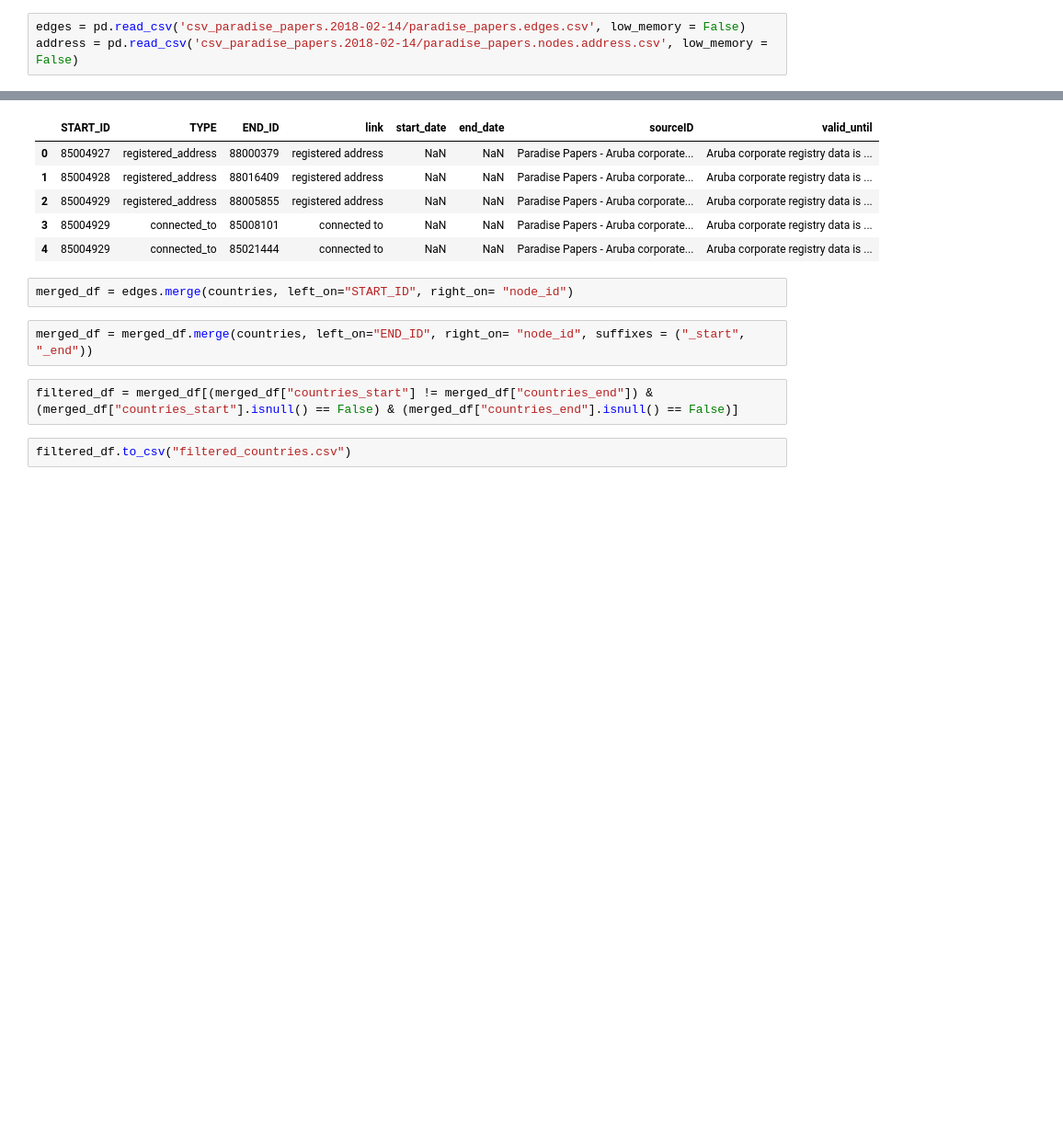
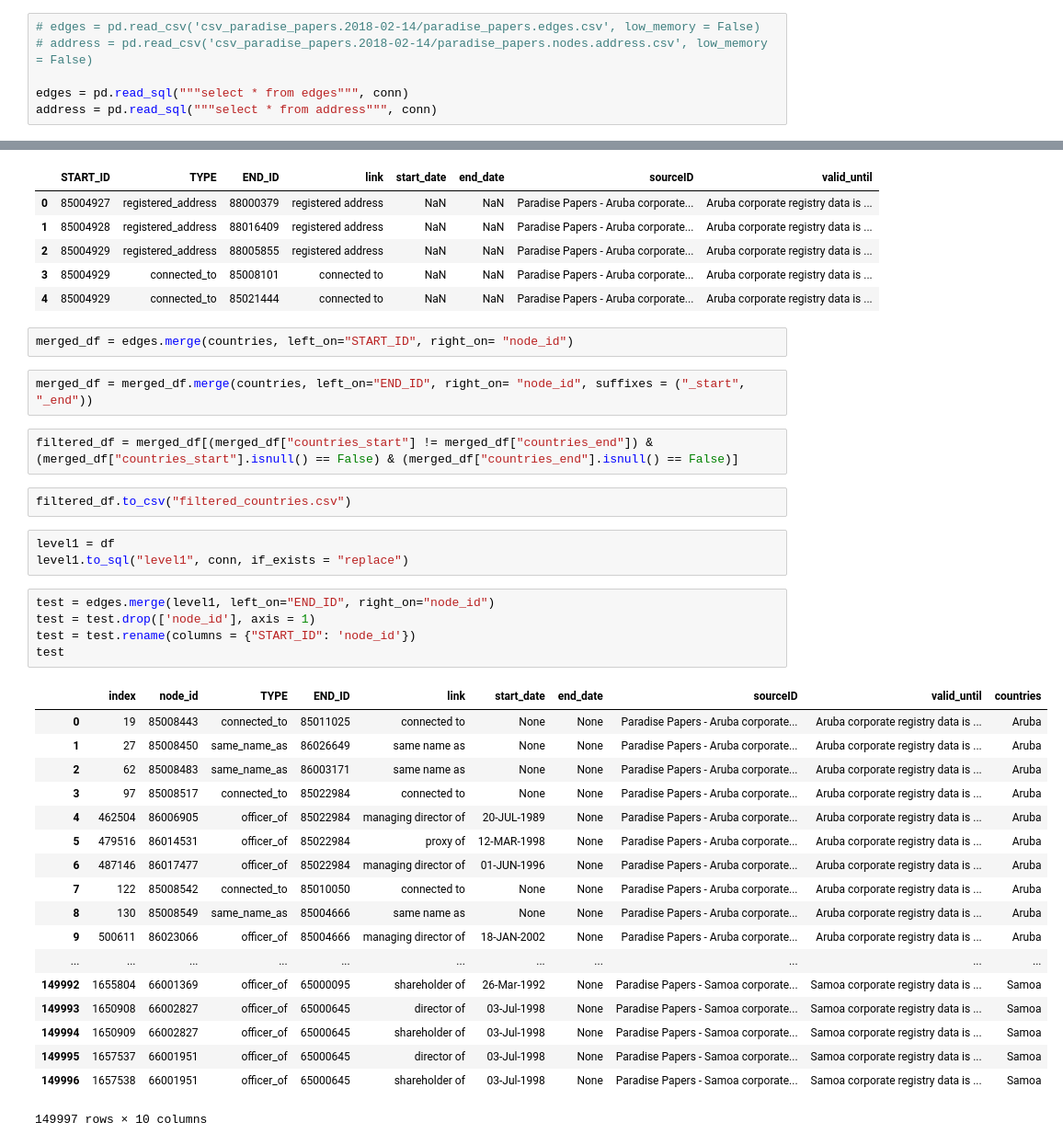
Before and after one commit to sabburi/mgt-8803, a Jupyter notebook: sri.ipynb, the cells around one changed output, grey strips where cells are left out. Shown at 92% size. Drawn from its saved outputs; the diff is of its cells as text; blank space fills up the shorter version.

```diff
--- a/sri.ipynb
+++ b/sri.ipynb
@@ -5,6 +5,9 @@ import sqlite3
 
 conn = sqlite3.connect("8803.db")
 # %%
-edges = pd.read_csv('csv_paradise_papers.2018-02-14/paradise_papers.edges.csv', low_memory = False)
-address = pd.read_csv('csv_paradise_papers.2018-02-14/paradise_papers.nodes.address.csv', low_memory = False)
+# edges = pd.read_csv('csv_paradise_papers.2018-02-14/paradise_papers.edges.csv', low_memory = False)
+# address = pd.read_csv('csv_paradise_papers.2018-02-14/paradise_papers.nodes.address.csv', low_memory = False)
+
+edges = pd.read_sql("""select * from edges""", conn)
+address = pd.read_sql("""select * from address""", conn)
 # %%
@@ -88,3 +110,30 @@ merged_df = merged_df.merge(countries, left_on="END_ID", right_on= "node_id", su
 filtered_df = merged_df[(merged_df["countries_start"] != merged_df["countries_end"]) & (merged_df["countries_start"].isnull() == False) & (merged_df["countries_end"].isnull() == False)]
 # %%
 filtered_df.to_csv("filtered_countries.csv")
+# %%
+level1 = df
+level1.to_sql("level1", conn, if_exists = "replace")
+# %%
+test = edges.merge(level1, left_on="END_ID", right_on="node_id")
+test = test.drop(['node_id'], axis = 1)
+test = test.rename(columns = {"START_ID": 'node_id'})
+test
+# %% [output]
+|  | index | node_id | TYPE | END_ID | link | start_date | end_date | sourceID | valid_until | countries |
+| 0 | 19 | 85008443 | connected_to | 85011025 | connected to | None | None | Paradise Papers - Aruba corporate... | Aruba corporate registry data is ... | Aruba |
+| 1 | 27 | 85008450 | same_name_as | 86026649 | same name as | None | None | Paradise Papers - Aruba corporate... | Aruba corporate registry data is ... | Aruba |
+| 2 | 62 | 85008483 | same_name_as | 86003171 | same name as | None | None | Paradise Papers - Aruba corporate... | Aruba corporate registry data is ... | Aruba |
+| 3 | 97 | 85008517 | connected_to | 85022984 | connected to | None | None | Paradise Papers - Aruba corporate... | Aruba corporate registry data is ... | Aruba |
+| 4 | 462504 | 86006905 | officer_of | 85022984 | managing director of | 20-JUL-1989 | None | Paradise Papers - Aruba corporate... | Aruba corporate registry data is ... | Aruba |
+| 5 | 479516 | 86014531 | officer_of | 85022984 | proxy of | 12-MAR-1998 | None | Paradise Papers - Aruba corporate... | Aruba corporate registry data is ... | Aruba |
+| 6 | 487146 | 86017477 | officer_of | 85022984 | managing director of | 01-JUN-1996 | None | Paradise Papers - Aruba corporate... | Aruba corporate registry data is ... | Aruba |
+| 7 | 122 | 85008542 | connected_to | 85010050 | connected to | None | None | Paradise Papers - Aruba corporate... | Aruba corporate registry data is ... | Aruba |
+| 8 | 130 | 85008549 | same_name_as | 85004666 | same name as | None | None | Paradise Papers - Aruba corporate... | Aruba corporate registry data is ... | Aruba |
+| 9 | 500611 | 86023066 | officer_of | 85004666 | managing director of | 18-JAN-2002 | None | Paradise Papers - Aruba corporate... | Aruba corporate registry data is ... | Aruba |
+| ... | ... | ... | ... | ... | ... | ... | ... | ... | ... | ... |
+| 149992 | 1655804 | 66001369 | officer_of | 65000095 | shareholder of | 26-Mar-1992 | None | Paradise Papers - Samoa corporate... | Samoa corporate registry data is ... | Samoa |
+| 149993 | 1650908 | 66002827 | officer_of | 65000645 | director of | 03-Jul-1998 | None | Paradise Papers - Samoa corporate... | Samoa corporate registry data is ... | Samoa |
+| 149994 | 1650909 | 66002827 | officer_of | 65000645 | shareholder of | 03-Jul-1998 | None | Paradise Papers - Samoa corporate... | Samoa corporate registry data is ... | Samoa |
+| 149995 | 1657537 | 66001951 | officer_of | 65000645 | director of | 03-Jul-1998 | None | Paradise Papers - Samoa corporate... | Samoa corporate registry data is ... | Samoa |
+| 149996 | 1657538 | 66001951 | officer_of | 65000645 | shareholder of | 03-Jul-1998 | None | Paradise Papers - Samoa corporate... | Samoa corporate registry data is ... | Samoa |
+149997 rows × 10 columns
```
Also changed, not shown: parts of 8 cells of this notebook.
